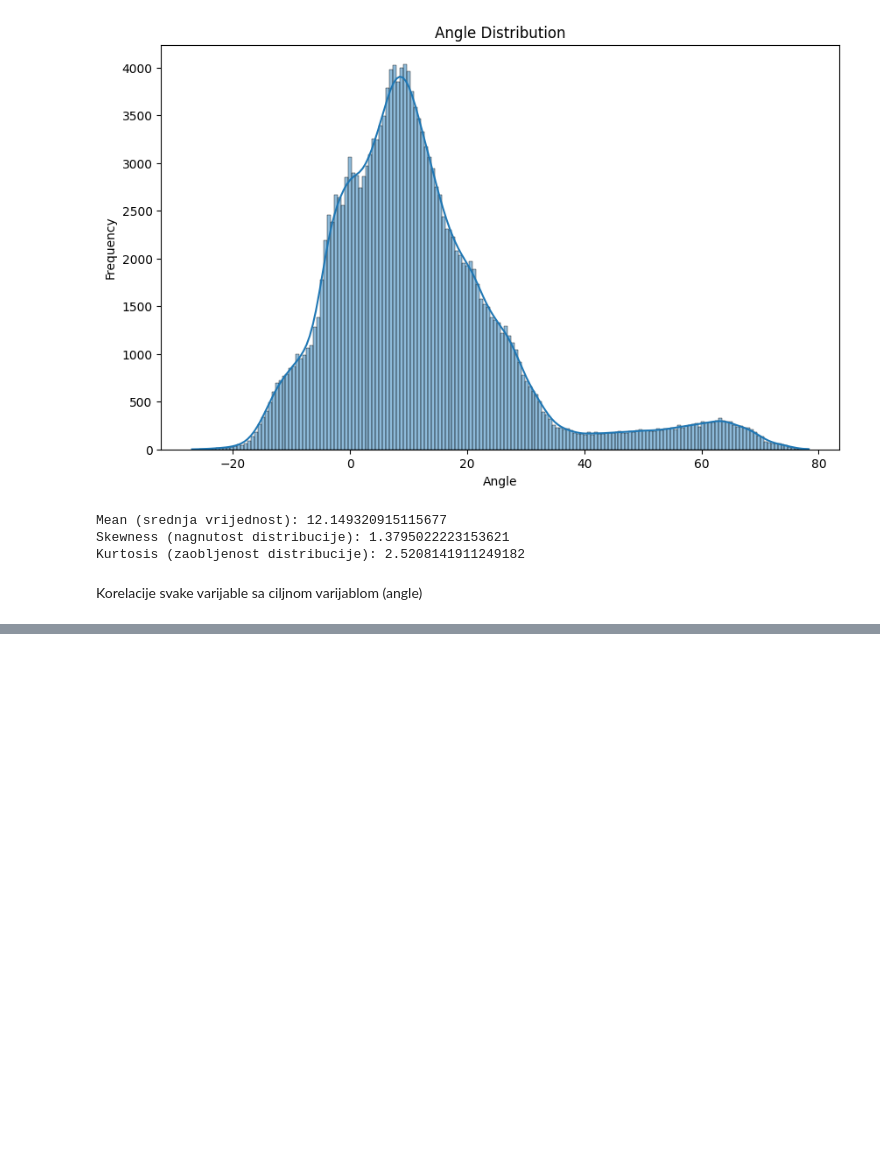
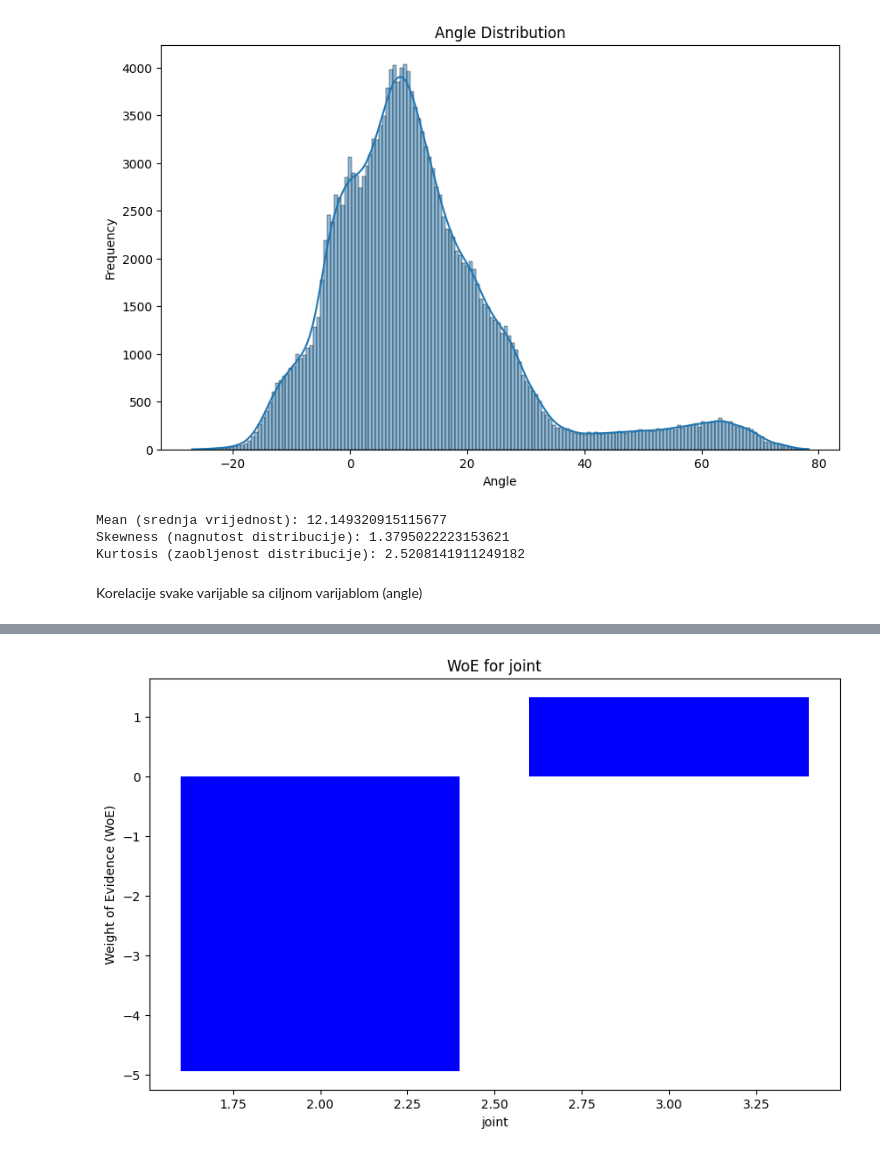
Before and after one commit to prumiha/NOSQLBDA, a Jupyter notebook: zadatak2/main-2.ipynb, the cells around one changed output, grey strips where cells are left out. Drawn from its saved outputs; the diff is of its cells as text; code cells hidden in the pictures; blank space fills up the shorter version.

```diff
--- a/zadatak2/main-2.ipynb
+++ b/zadatak2/main-2.ipynb
@@ -251,11 +253,8 @@ Kurtosis (zaobljenost distribucije): -1.293261642112621
 Statisticka analiza 'angle' varijable (sve kategorije)
 # %%
 mean = data['angle'].mean()
-z_scores = zscore(data['angle'])
 skewness = skew(data['angle'])
 kurt = kurtosis(data['angle'])
-
-data['z_scores'] = z_scores
 
 plt.figure(figsize=(10, 6))
 sns.histplot(data['angle'], kde=True)
@@ -277,17 +297,6 @@ Korelacije svake varijable sa ciljnom varijablom (angle)
 # %%
-variables = ['subject', 'condition', 'replication', 'leg', 'joint', 'time']
-correlations = data[variables + ['angle']].corr()['angle'].drop('angle')
-print("\nCorrelations with target variable 'angle':")
-print(correlations)
+data_with_z = data.copy()
+data_with_z['angle_z'] = zscore(data_with_z['angle'])
 
-# Categorize Z-scores into classes
-data['z_score_class'] = pd.cut(data['z_scores'], bins=[-float('inf'), -3, 3, float('inf')], labels=['<-3', '(-3 to 3)', '>3'])
-
-# Calculate correlations of specified variables expressed through Z-scores categorized into classes with the target variable 'angle'
-z_score_class_dummies = pd.get_dummies(data['z_score_class'], prefix='z_score_class')
-data = pd.concat([data, z_score_class_dummies], axis=1)
-
-correlations_z_score_class = data[variables + ['z_score_class_<-3', 'z_score_class_(-3 to 3)', 'z_score_class_>3', 'angle']].corr()['angle'].drop('angle')
-print("\nCorrelations with target variable 'angle' for Z-score classes:")
-print(correlations_z_score_class)
+data_with_z.head()
 # %% [output]
@@ -341,0 +335,61 @@ Correlation of 'condition' with target variable 'angle' for joint == 1 and condi
+# %%
+target_variable = 'angle'
+categorical_variables = ['subject', 'condition', 'replication', 'leg', 'joint', 'time']
+
+data_woe_iv = data.copy()
+
+data_woe_iv['angle_binned'] = pd.qcut(data_woe_iv[target_variable], q=10, duplicates='drop')
+
+woe_iv_dict = {}
+iv_values = []
+
+for var in categorical_variables:
+    lst = []
+    for val in data_woe_iv[var].unique():
+        all_count = data_woe_iv[data_woe_iv[var] == val].count()[var]
+        good_count = data_woe_iv[(data_woe_iv[var] == val) & (data_woe_iv['angle_binned'] == data_woe_iv['angle_binned'].min())].count()[var]
+        bad_count = data_woe_iv[(data_woe_iv[var] == val) & (data_woe_iv['angle_binned'] == data_woe_iv['angle_binned'].max())].count()[var]
+        lst.append({
+            'Value': val,
+            'All': all_count,
+            'Good': good_count,
+            'Bad': bad_count
+        })
+    dset = pd.DataFrame(lst)
+    dset['Distr_Good'] = dset['Good'] / dset['Good'].sum()
+    dset['Distr_Bad'] = dset['Bad'] / dset['Bad'].sum()
+    dset['WoE'] = np.log(dset['Distr_Good'] / dset['Distr_Bad'])
+    dset['IV'] = (dset['Distr_Good'] - dset['Distr_Bad']) * dset['WoE']
+    iv = dset['IV'].sum()
+    woe_iv_dict[var] = dset
+    iv_values.append({'Variable': var, 'IV': iv})
+
+iv_df = pd.DataFrame(iv_values).sort_values(by='IV', ascending=False)
+
+print("\nInformation Value (IV) for each variable:")
+display(iv_df)
+
+strongest_vars = iv_df.head()['Variable'].tolist()
+
+for var in strongest_vars:
+    plt.figure(figsize=(10, 6))
+    plt.bar(woe_iv_dict[var]['Value'], woe_iv_dict[var]['WoE'], color='blue')
+    plt.xlabel(var)
+    plt.ylabel('Weight of Evidence (WoE)')
+    plt.title(f'WoE for {var}')
+    plt.show()
+
+grouped_woe = {}
+for var in strongest_vars:
+    grouped_woe[var] = woe_iv_dict[var].groupby('WoE')['Value'].apply(list).to_dict()
+
+# Convert grouped_woe to a DataFrame for better display
+grouped_woe_df = pd.DataFrame([
+    {'Variable': var, 'WoE': woe, 'Values': values}
+    for var, woe_dict in grouped_woe.items()
+    for woe, values in woe_dict.items()
+])
+
+print("\nGrouped WoE for the strongest variables:")
+display(grouped_woe_df)
+# %% [output]
@@ -341,0 +404 @@ Correlation of 'condition' with target variable 'angle' for joint == 1 and condi
+[figure, added]
```
Also changed, not shown: parts of 10 cells of this notebook.
